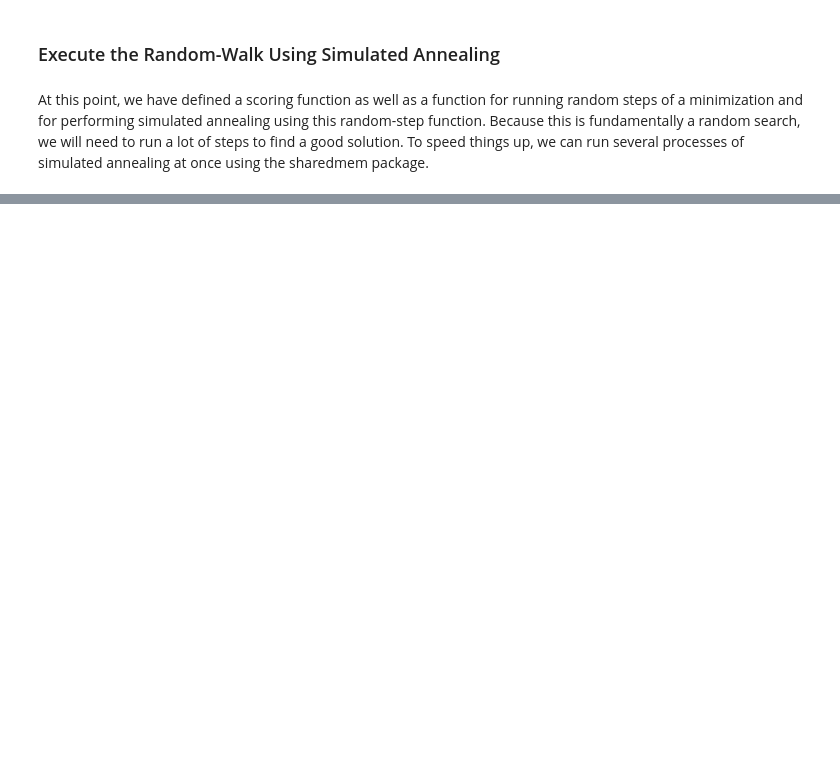
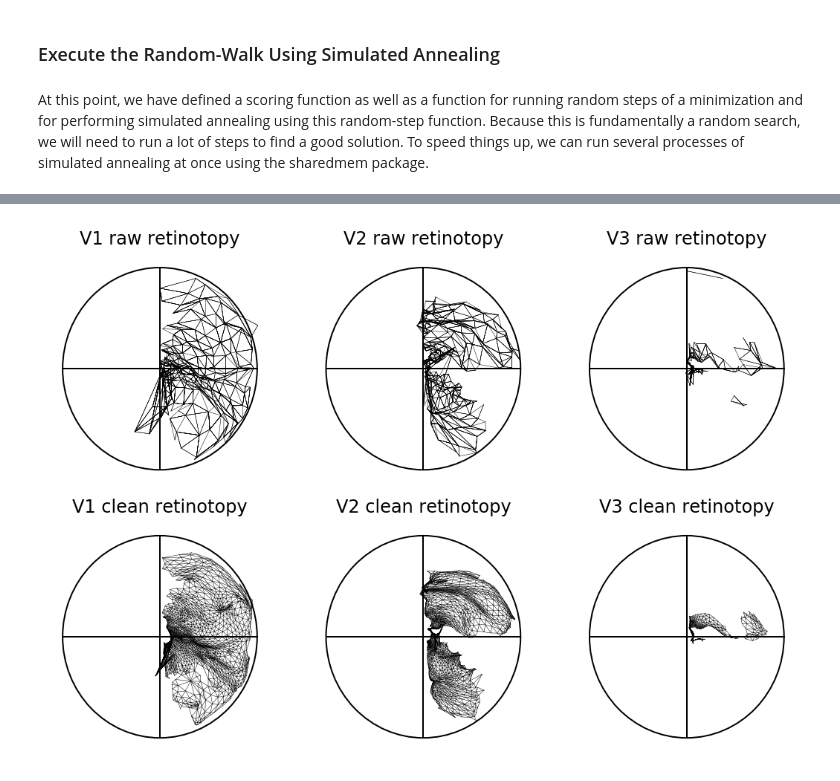
Before and after one commit to noahbenson/visual-autolabel, a Jupyter notebook: notebook.ipynb, the cells around one changed output, grey strips where cells are left out. Drawn from its saved outputs; the diff is of its cells as text; code cells hidden in the pictures; blank space fills up the shorter version.

```diff
--- a/notebook.ipynb
+++ b/notebook.ipynb
@@ -865,0 +902,25 @@ pass
+# %%
+(fig,axs) = plt.subplots(2,3, figsize=(7,7*2/3), dpi=144)
+fig.subplots_adjust(0,0,1,1,0.185,0.16)
+for ax in axs.flatten():
+    ax.set_xlim([-8,8])
+    ax.set_ylim([-8,8])
+    ax.add_patch(plt.Circle([0,0],7, fill=False, edgecolor='k', lw=1))
+    ax.plot([-maxecc,maxecc],[0,0],'k-',lw=1)
+    ax.plot([0,0],[-maxecc,maxecc],'k-',lw=1)
+    ax.axis('off')
+clean_xy = ny.as_retinotopy({'polar_angle':clean_angle,
+                             'eccentricity':clean_eccen},
+                            'geographical')
+clean_xy = np.asarray(clean_xy)
+for (viscoords,axrow,name) in zip([xy.T, clean_xy[:,fmap.labels]], axs, ['raw', 'clean']):
+    for (varea,ax) in zip([1,2,3],axrow):
+        mask = fmap.mask((min_label, varea), indices=True)
+        submesh = fmap.submesh(mask)
+        mask = fmap.tess.index(submesh.labels)
+        vismesh = submesh.copy(coordinates=viscoords[:,mask])
+        ax.plot(vismesh.edge_coordinates[:,0], vismesh.edge_coordinates[:,1],
+                'k-', lw=0.25)
+        ax.set_title('V%d %s retinotopy' % (varea, name))
+# %% [output]
+[figure, added]
```
Also changed, not shown: parts of 10 cells of this notebook.
